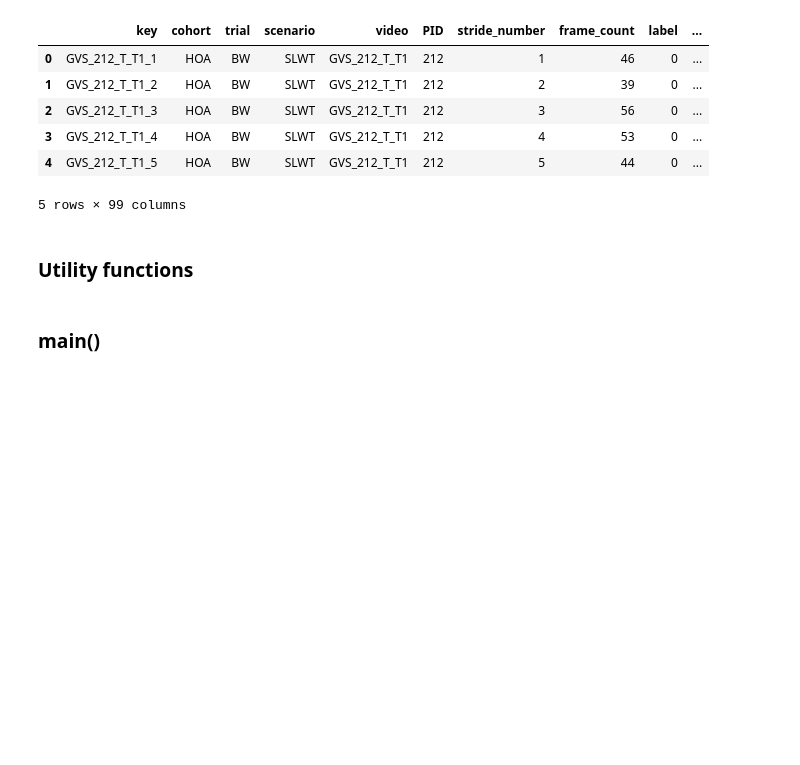
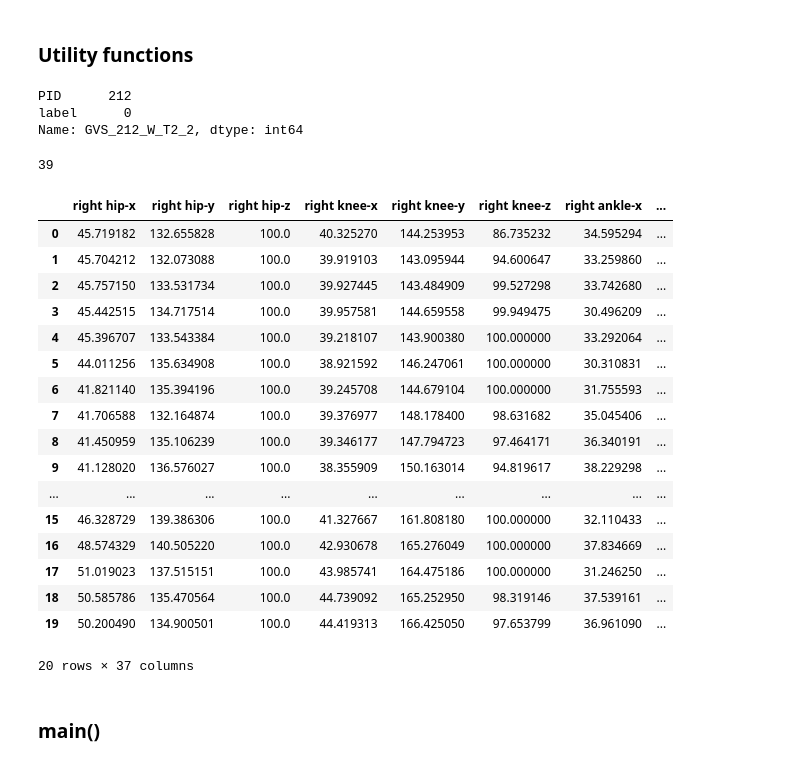
Before and after one commit to kaurrachneet6/Vision-Based-Gait-Analysis-Framework-for-Predicting-Multiple-Sclerosis, a Jupyter notebook: Machine Learning/TaskGeneralizeWtoWT_Conv1D.ipynb, the cells around one changed output. Drawn from its saved outputs; the diff is of its cells as text; code cells hidden in the pictures; blank space fills up the shorter version.

```diff
--- a/Machine Learning/TaskGeneralizeWtoWT_Conv1D.ipynb
+++ b/Machine Learning/TaskGeneralizeWtoWT_Conv1D.ipynb
@@ -11,19 +12,5 @@ from importlib import reload
 import imports
 reload(imports)
 from imports import *
-# %%
-path = 'C:\\Users\\Rachneet Kaur\\Box\\Gait Video Project\\GaitVideoData\\video\\'
-data_path = path+'traditional_methods_dataframe.csv'
-
-data = pd.read_csv(data_path, index_col= 0)
-display(data.head())
-# %% [output]
-|  | key | cohort | trial | scenario | video | PID | stride_number | frame_count | label | ... |
-| 0 | GVS_212_T_T1_1 | HOA | BW | SLWT | GVS_212_T_T1 | 212 | 1 | 46 | 0 | ... |
-| 1 | GVS_212_T_T1_2 | HOA | BW | SLWT | GVS_212_T_T1 | 212 | 2 | 39 | 0 | ... |
-| 2 | GVS_212_T_T1_3 | HOA | BW | SLWT | GVS_212_T_T1 | 212 | 3 | 56 | 0 | ... |
-| 3 | GVS_212_T_T1_4 | HOA | BW | SLWT | GVS_212_T_T1 | 212 | 4 | 53 | 0 | ... |
-| 4 | GVS_212_T_T1_5 | HOA | BW | SLWT | GVS_212_T_T1 | 212 | 5 | 44 | 0 | ... |
-5 rows × 99 columns
 # %% [markdown]
 ### Utility functions
@@ -29,0 +124,7 @@ display(data.head())
+# %%
+x = pd.read_csv(labels_file, index_col = 0)
+x[x.scenario == 'W'][x.PID.isin(pids_retain_trialWT)].reset_index()[['PID', 'label', 'key']].set_index('key').loc['GVS_212_W_T2_2']
+# %% [output]
+PID      212
+label      0
+Name: GVS_212_W_T2_2, dtype: int64
@@ -29,0 +133,26 @@ display(data.head())
+# %%
+y[y['key']=='GVS_212_W_T2_2']['frame_count'].values[0]
+# %% [output]
+39
+# %%
+z = pd.read_csv(data_path+'GVS_212_W_T2_2'+'.csv', index_col = 0)
+z
+# %% [output]
+|  | right hip-x | right hip-y | right hip-z | right knee-x | right knee-y | right knee-z | right ankle-x | ... |
+| 0 | 45.719182 | 132.655828 | 100.0 | 40.325270 | 144.253953 | 86.735232 | 34.595294 | ... |
+| 1 | 45.704212 | 132.073088 | 100.0 | 39.919103 | 143.095944 | 94.600647 | 33.259860 | ... |
+| 2 | 45.757150 | 133.531734 | 100.0 | 39.927445 | 143.484909 | 99.527298 | 33.742680 | ... |
+| 3 | 45.442515 | 134.717514 | 100.0 | 39.957581 | 144.659558 | 99.949475 | 30.496209 | ... |
+| 4 | 45.396707 | 133.543384 | 100.0 | 39.218107 | 143.900380 | 100.000000 | 33.292064 | ... |
+| 5 | 44.011256 | 135.634908 | 100.0 | 38.921592 | 146.247061 | 100.000000 | 30.310831 | ... |
+| 6 | 41.821140 | 135.394196 | 100.0 | 39.245708 | 144.679104 | 100.000000 | 31.755593 | ... |
+| 7 | 41.706588 | 132.164874 | 100.0 | 39.376977 | 148.178400 | 98.631682 | 35.045406 | ... |
+| 8 | 41.450959 | 135.106239 | 100.0 | 39.346177 | 147.794723 | 97.464171 | 36.340191 | ... |
+| 9 | 41.128020 | 136.576027 | 100.0 | 38.355909 | 150.163014 | 94.819617 | 38.229298 | ... |
+| ... | ... | ... | ... | ... | ... | ... | ... | ... |
+| 15 | 46.328729 | 139.386306 | 100.0 | 41.327667 | 161.808180 | 100.000000 | 32.110433 | ... |
+| 16 | 48.574329 | 140.505220 | 100.0 | 42.930678 | 165.276049 | 100.000000 | 37.834669 | ... |
+| 17 | 51.019023 | 137.515151 | 100.0 | 43.985741 | 164.475186 | 100.000000 | 31.246250 | ... |
+| 18 | 50.585786 | 135.470564 | 100.0 | 44.739092 | 165.252950 | 98.319146 | 37.539161 | ... |
+| 19 | 50.200490 | 134.900501 | 100.0 | 44.419313 | 166.425050 | 97.653799 | 36.961090 | ... |
+20 rows × 37 columns
```
Also changed, not shown: parts of 13 cells of this notebook.
